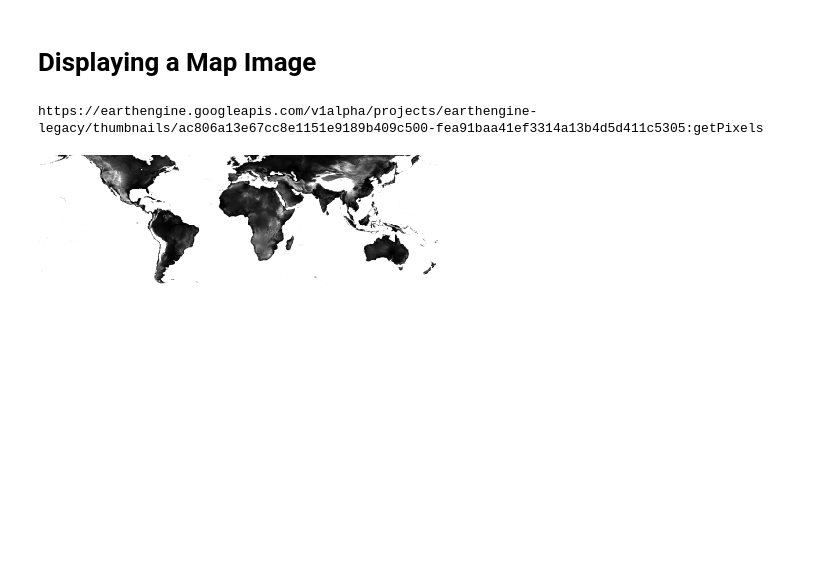
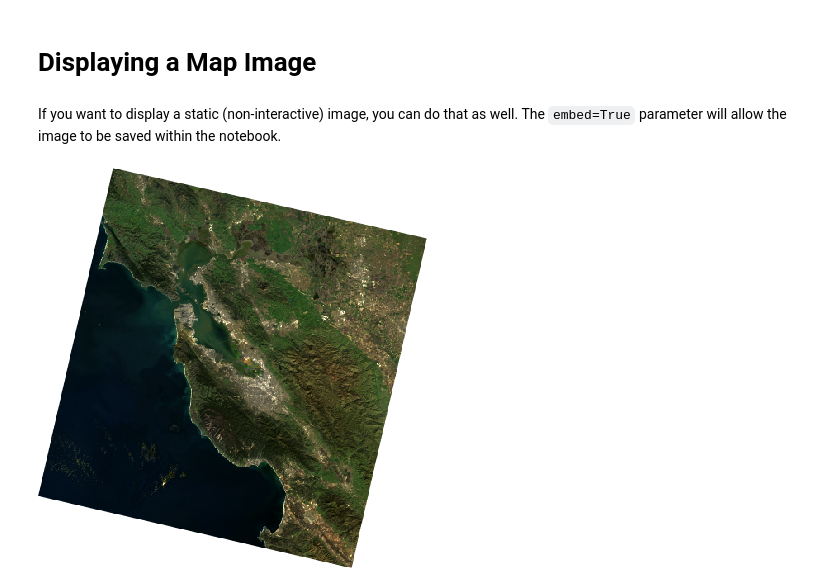
Before and after one commit to google/earthengine-jupyter, a Jupyter notebook: index.ipynb, the cells around one changed output. Saved outputs shown, nothing was run; the diff lists cells and outputs as text; code cells hidden in the pictures; blank space fills up the shorter version.

```diff
--- a/index.ipynb
+++ b/index.ipynb
@@ -32,7 +44,8 @@ ee.Initialize()
 # %%
-img = ee.Image("LANDSAT/LC09/C02/T1_L2/LC09_044034_20220127")
+img1 = ee.Image("LANDSAT/LC09/C02/T1_L2/LC09_044034_20220127")
 visualization = {
     'bands': ['SR_B4', 'SR_B3', 'SR_B2'],
-    'min': 0.2 / 0.0000275 ,
+    'min': 0.2 / 0.0000275,
     'max': 0.4 / 0.0000275,
-};
+}
+map1.addLayer(eeObject=img1, visParams=visualization, name='Landsat scene')
@@ -58,11 +75,14 @@ LANDSAT/LC09/C02/T1_L2/LC09_044034_20220127
 # %% [markdown]
 # Displaying a Map Image
+# %% [markdown]
+If you want to display a static (non-interactive) image, you can do that as well.  The `embed=True` parameter will allow the image to be saved within the notebook.
 # %%
-img2 = ee.Image('CGIAR/SRTM90_V4')
-url = img2.getThumbUrl({'min':0, 'max':3000, 'dimensions':'400'})
-print(url)
+from IPython.display import Image
+
+
+visualization['dimensions'] = 400  # maximum dimension for the image
+url = img1.getThumbUrl(visualization)
 
 Image(url=url, format='png', embed=True)
 # %% [output]
-https://earthengine.googleapis.com/v1alpha/projects/earthengine-legacy/thumbnails/ac806a13e67cc8e1151e9189b409c500-fea91baa41ef3314a13b4d5d411c5305:getPixels
-[figure, old version]
+[figure, new version]
```
Also changed, not shown: parts of 18 cells of this notebook, 5 other files.
